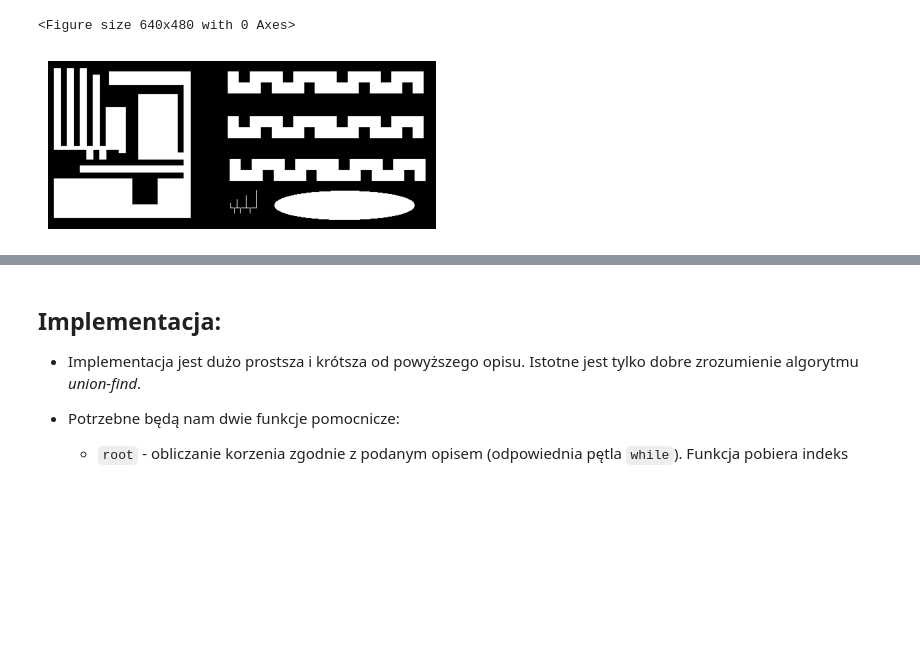
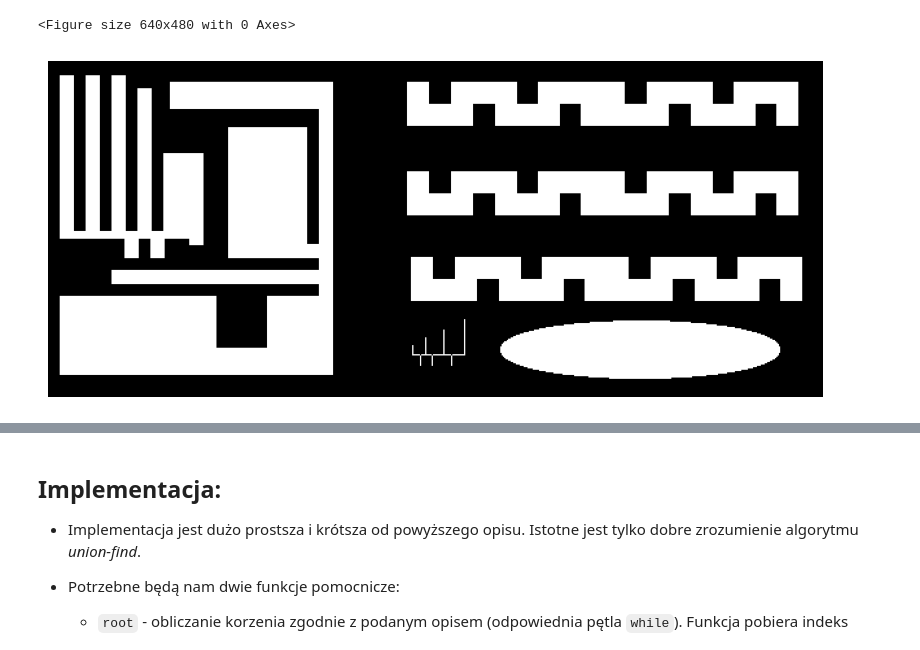
Before and after one commit to michal200292/Digital-Image-Processing, a Jupyter notebook: lab13/13_ccl.ipynb, the cells around one changed output, grey strips where cells are left out. Drawn from its saved outputs; the diff is of its cells as text; code cells hidden in the pictures; blank space fills up the shorter version.

```diff
--- a/lab13/13_ccl.ipynb
+++ b/lab13/13_ccl.ipynb
@@ -93,11 +93,11 @@ def load_image(image_name):
     return image
 
 
-def display(*images, size=5):
+def display(*images, size=5, cmap='gray'):
     n = len(images)
-    plt.gray()
+    plt.set_cmap(cmap)
     fig, ax = plt.subplots(1, n, squeeze=False)
-    fig.set_size_inches(5*n, size)
+    fig.set_size_inches(size*n, size)
     for i, image in enumerate(images):
         ax[0][i].imshow(image)
         ax[0][i].axis('off')
@@ -105,8 +105,8 @@ def display(*images, size=5):
     plt.show()
 # %%
 ccl1 = load_image("ccl1.png")
-display(ccl1)
+display(ccl1, size=10, cmap="gray")
 # %% [output]
 <Figure size 640x480 with 0 Axes>
-[figure, old version]
+[figure, new version]
 # %%
```
Also changed, not shown: parts of 21 cells of this notebook, 1 other file.
